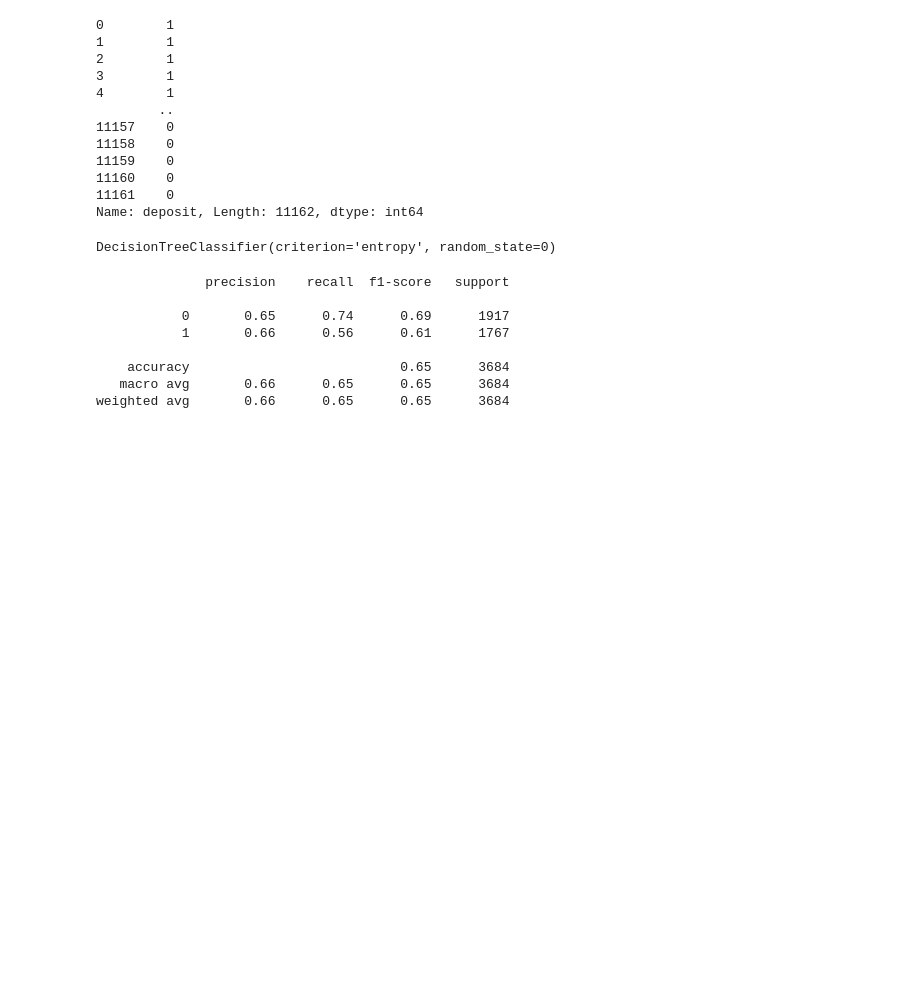
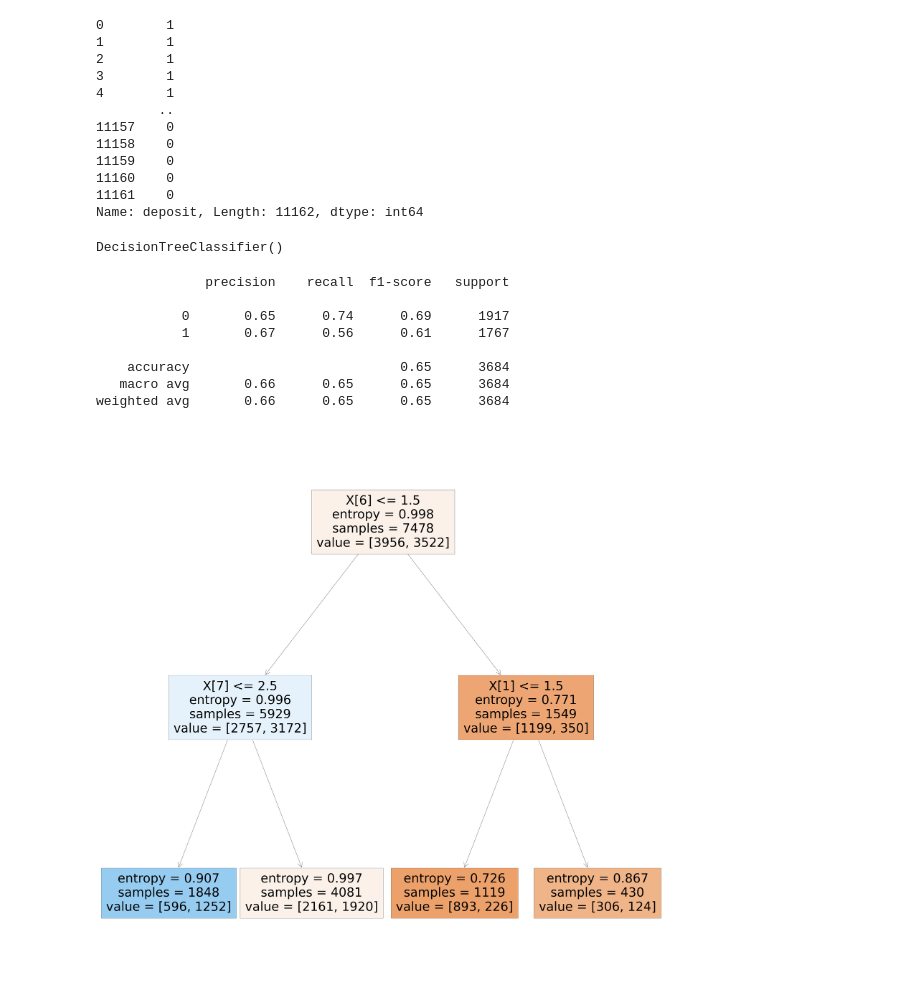
Before and after one commit to hxri/Deep-Learning-Lab, a Jupyter notebook: Experiment_3_Decision_Tree.ipynb, the cells around one changed output. Cells and saved outputs as stored; diff of their text form; code cells hidden in the pictures; blank space fills up the shorter version.

```diff
--- a/Experiment_3_Decision_Tree.ipynb
+++ b/Experiment_3_Decision_Tree.ipynb
@@ -66,11 +81,11 @@ from sklearn.metrics import classification_report
 # %%
 X_train, X_test, y_train, y_test = train_test_split(X, y, test_size=0.33, random_state=42)
 # %%
-clf = DecisionTreeClassifier(random_state=0, criterion='entropy')
+clf = DecisionTreeClassifier()
 # %%
 clf.fit(X_train,y_train)
 # %% [output]
-DecisionTreeClassifier(criterion='entropy', random_state=0)
+DecisionTreeClassifier()
 # %%
 y_pred = clf.predict(X_test)
 # %%
@@ -79,8 +94,14 @@ print(classification_report(y_test, y_pred))
               precision    recall  f1-score   support
 
            0       0.65      0.74      0.69      1917
-           1       0.66      0.56      0.61      1767
+           1       0.67      0.56      0.61      1767
 
     accuracy                           0.65      3684
    macro avg       0.66      0.65      0.65      3684
 weighted avg       0.66      0.65      0.65      3684
+# %%
+plt.figure(figsize=(64, 64))
+plot_tree(clf, filled=True)
+plt.show()
+# %% [output]
+[figure, added]
```
Also changed, not shown: parts of 4 cells of this notebook.
